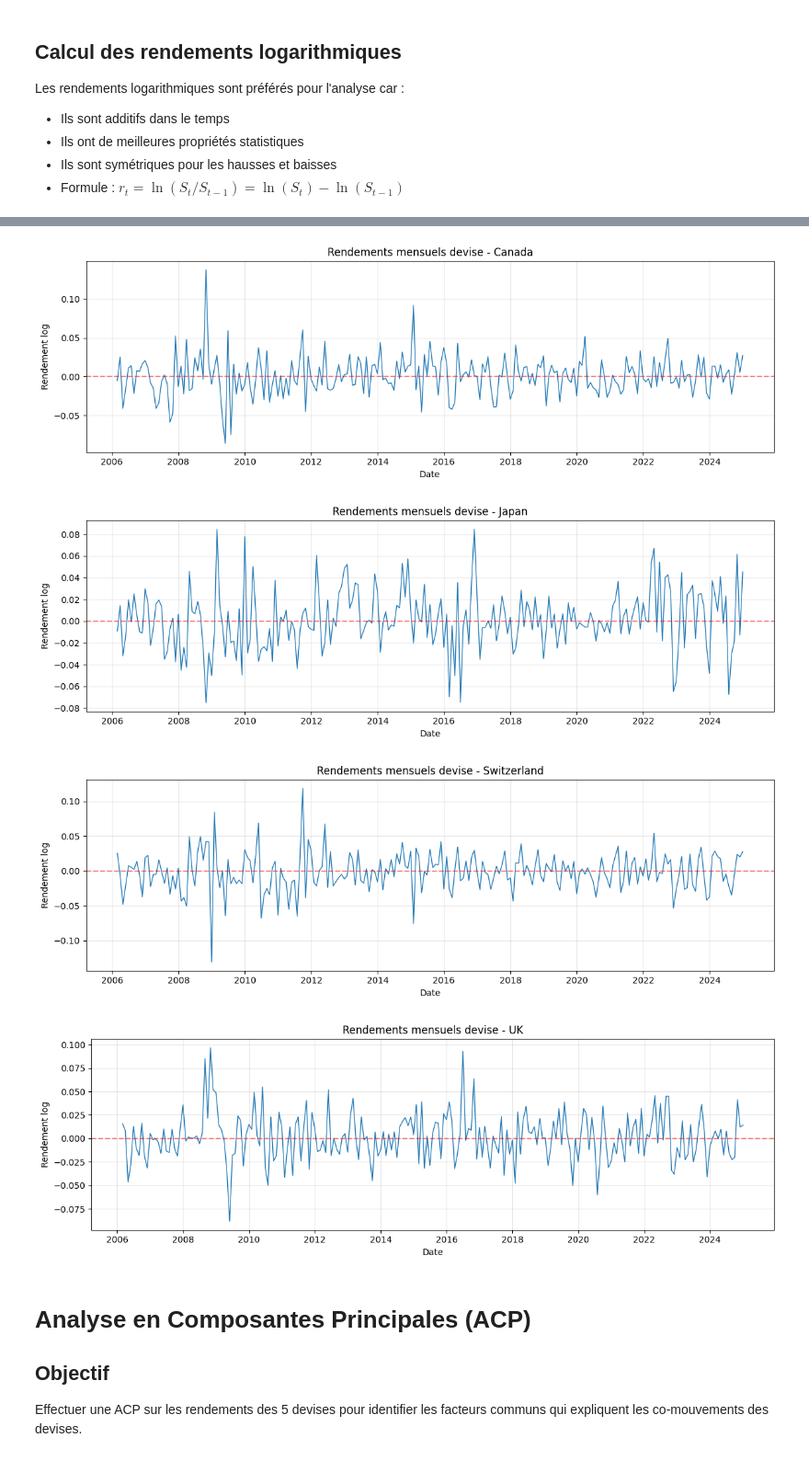
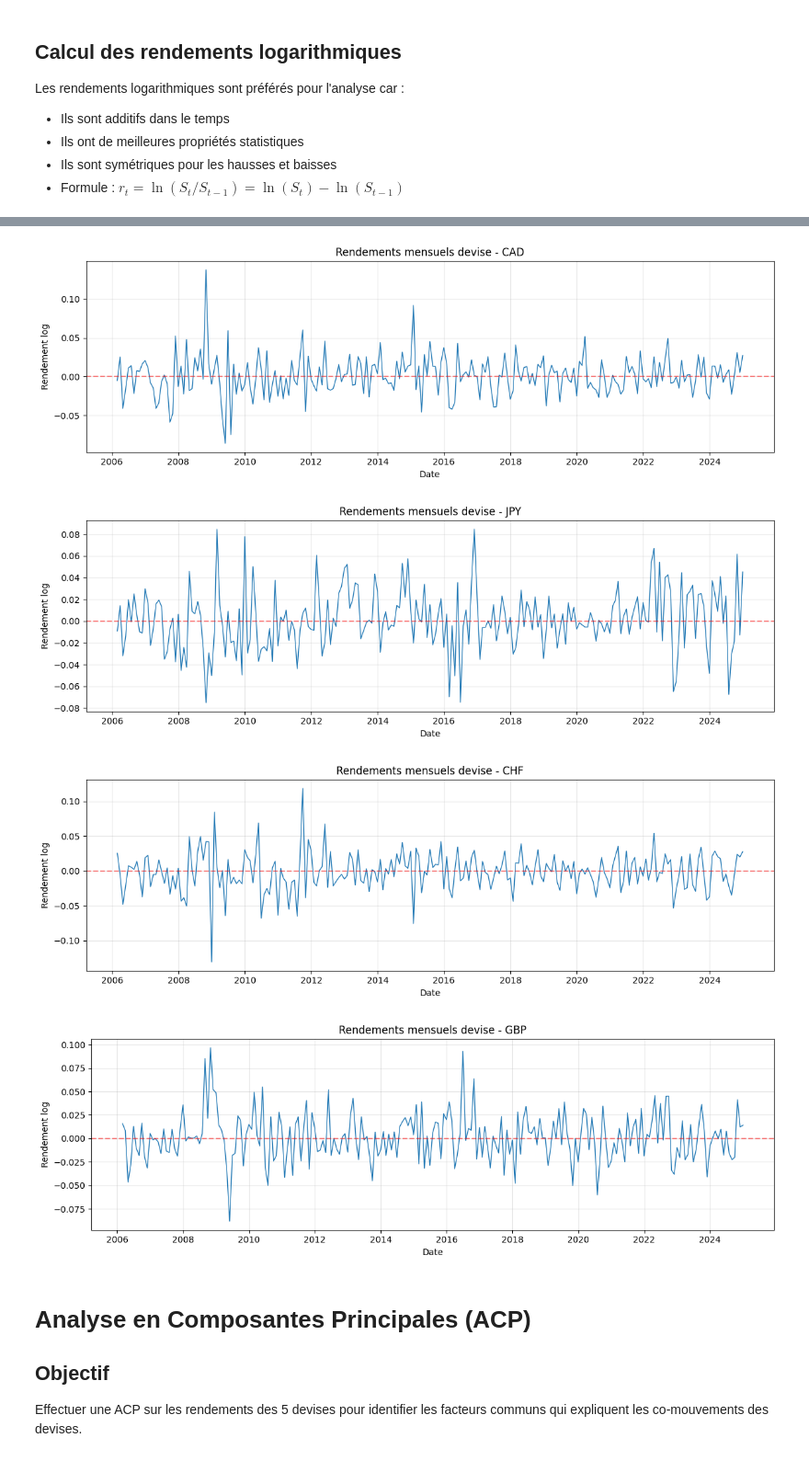
Before and after one commit to Lilas-Bertot/ETUDE-DE-CAS-2, a Jupyter notebook: Étude de cas 2.ipynb, the cells around one changed output, grey strips where cells are left out. Shown at 92% size. Drawn from its saved outputs; the diff is of its cells as text; code cells hidden in the pictures.

```diff
--- a/Étude de cas 2.ipynb
+++ b/Étude de cas 2.ipynb
@@ -37,7 +37,7 @@ currencies
 | 5216 | 2024-12-31 | 1.616815 | 1.4400 | 157.37 | 0.9068 | 0.798658 |
 5217 rows × 6 columns
 # %%
-# Renommer colonnes
-currencies.columns = ['date', 'Australia', 'Canada', 'Japan', 'Switzerland', 'UK']
+# Renommer colonnes avec codes à 3 lettres
+currencies.columns = ['date', 'AUD', 'CAD', 'JPY', 'CHF', 'GBP']
 currencies
 # %% [output]
@@ -233,7 +233,7 @@ returns
 227 rows × 6 columns
 # %%
 # Graphiques rendements devises
-currencies_list = ['Australia', 'Canada', 'Japan', 'Switzerland', 'UK']
+currencies_list = ['AUD', 'CAD', 'JPY', 'CHF', 'GBP']
 
 for col in currencies_list:
     plt.figure(figsize=(12, 4))
@@ -250,6 +250,6 @@ for col in currencies_list:
-[figure, old version]
+[figure, new version]
-[figure, old version]
+[figure, new version]
-[figure, old version]
+[figure, new version]
 [figure]
 # %% [markdown]
 # Analyse en Composantes Principales (ACP)
```
Also changed, not shown: parts of 44 cells of this notebook.
